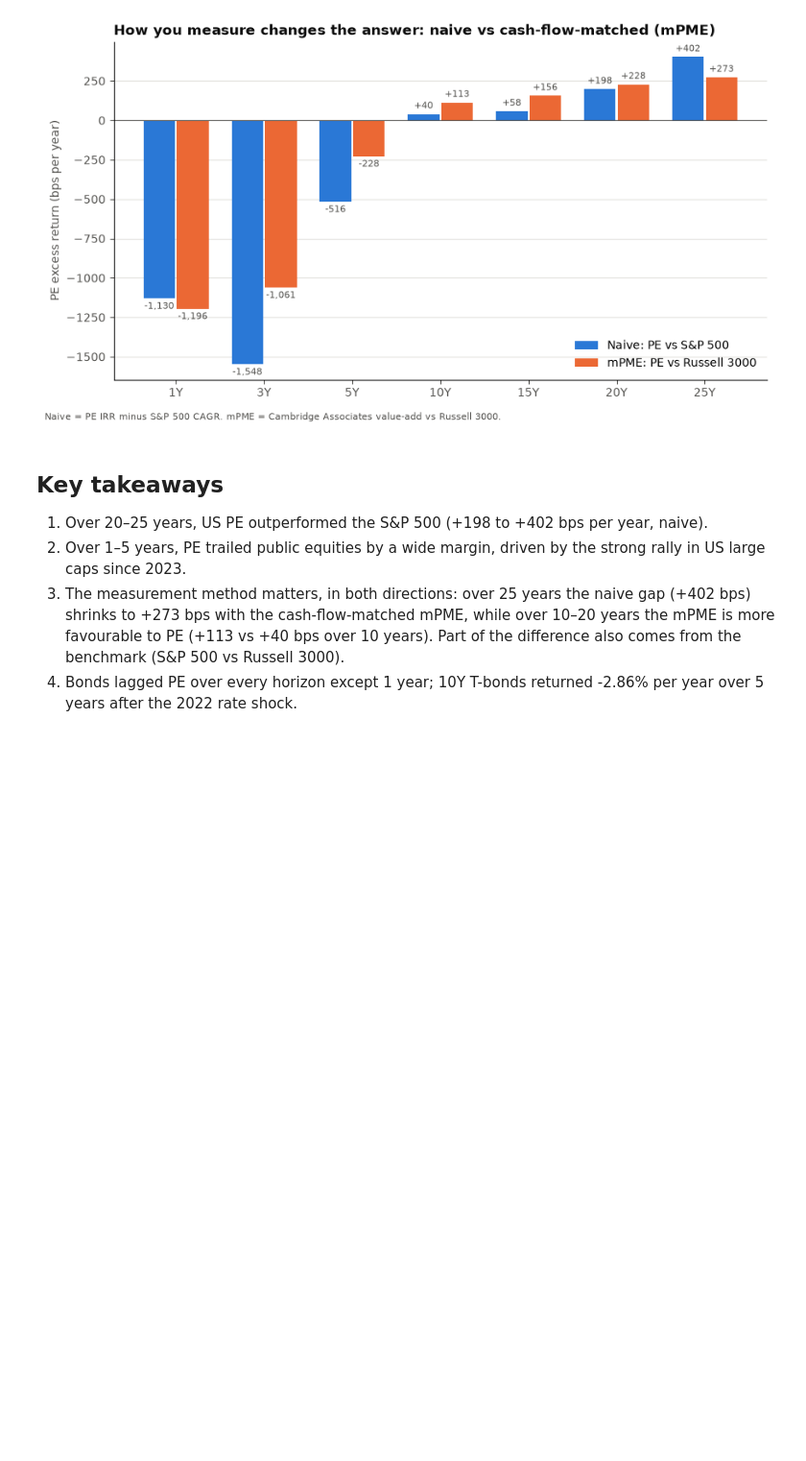
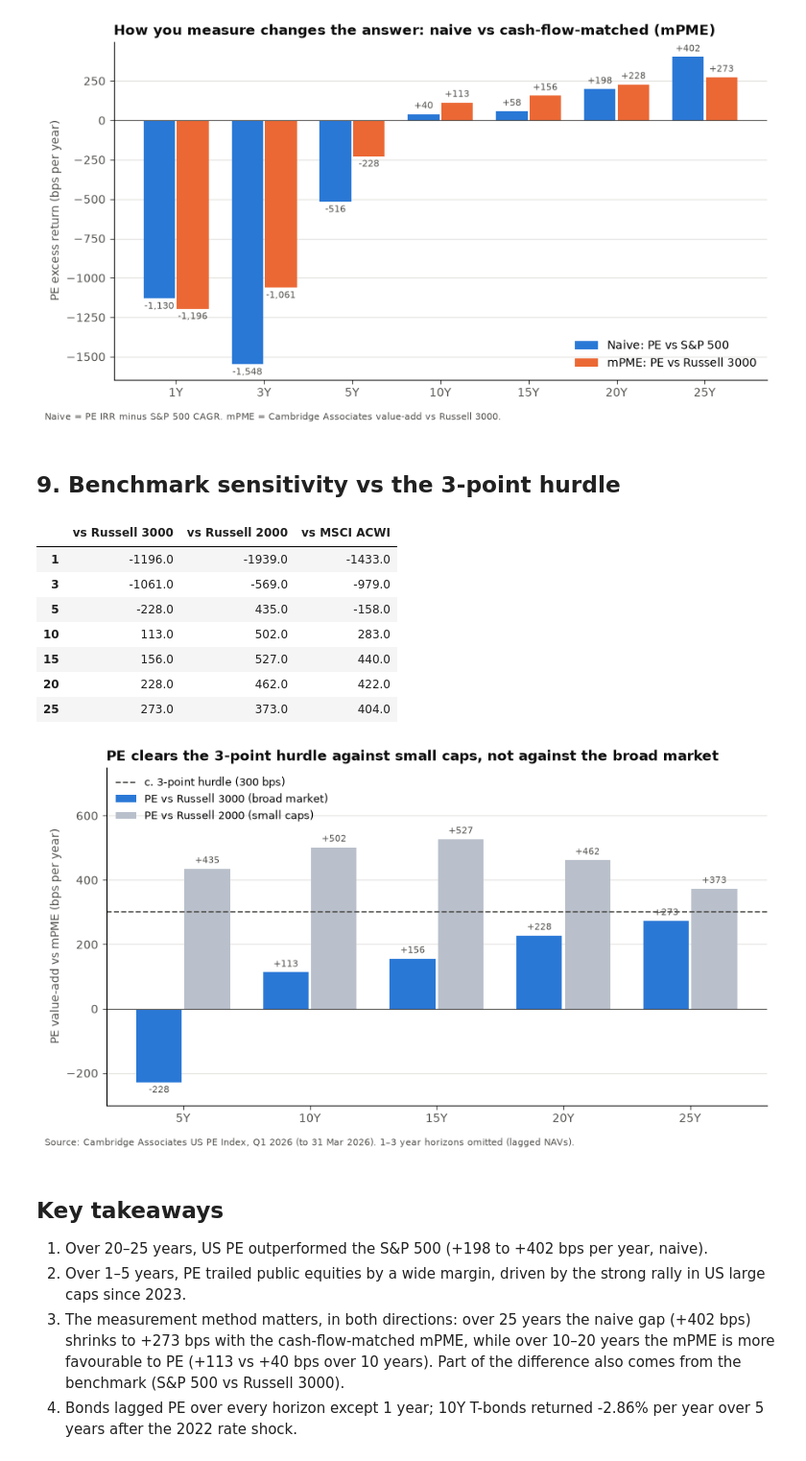
Before and after one commit to samyhassairi/pe-vs-public-markets, a Jupyter notebook: 04_python/01_horizon_analysis.ipynb, the cells around one changed output. Shown at 96% size. Drawn from its saved outputs; the diff is of its cells as text; code cells hidden in the pictures; blank space fills up the shorter version.

Commit message:
Address review: benchmark sensitivity, timing test, revised conclusions

```diff
--- a/04_python/01_horizon_analysis.ipynb
+++ b/04_python/01_horizon_analysis.ipynb
@@ -170,6 +170,51 @@ fig.savefig(OUT / "02_naive_vs_mpme.png", dpi=200)
 plt.show()
 # %% [output]
 [figure]
+# %% [markdown]
+## 9. Benchmark sensitivity vs the 3-point hurdle
+# %%
+bench = pd.DataFrame({
+    "vs Russell 3000": (ca.loc["pe_index"] - ca.loc["mpme_russell3000"]) * 10_000,
+    "vs Russell 2000": (ca.loc["pe_index"] - ca.loc["mpme_russell2000"]) * 10_000,
+    "vs MSCI ACWI": (ca.loc["pe_index"] - ca.loc["mpme_acwi"]) * 10_000,
+}).round(0)
+HURDLE = 300
+display(bench)
+
+hz = [5, 10, 15, 20, 25]
+x = np.arange(len(hz)); w = 0.38
+fig, ax = plt.subplots(figsize=(9, 5))
+for i, (col, color, label) in enumerate([("vs Russell 3000", "#2a78d6", "PE vs Russell 3000 (broad market)"),
+                                         ("vs Russell 2000", "#b9c0cb", "PE vs Russell 2000 (small caps)")]):
+    vals = bench.loc[hz, col].values
+    ax.bar(x + (i - 0.5) * w, vals, width=w - 0.02, color=color, label=label)
+    for xi, v in zip(x + (i - 0.5) * w, vals):
+        ax.annotate(f"{v:+,.0f}", (xi, v), xytext=(0, 3 if v >= 0 else -3), textcoords="offset points",
+                    ha="center", va="bottom" if v >= 0 else "top", fontsize=8, color=MUTED)
+ax.axhline(HURDLE, color=MUTED, lw=1.2, ls="--", label="c. 3-point hurdle (300 bps)")
+ax.axhline(0, color=MUTED, lw=0.8)
+ax.set_xticks(x, [f"{h}Y" for h in hz])
+ax.set_ylabel("PE value-add vs mPME (bps per year)", color=MUTED)
+ax.grid(axis="y", color=GRID, lw=0.8); ax.set_axisbelow(True); ax.tick_params(colors=MUTED)
+ax.set_ylim(-300, 750)
+ax.legend(frameon=False, loc="upper left", fontsize=9)
+ax.set_title("PE clears the 3-point hurdle against small caps, not against the broad market",
+             loc="left", fontsize=12, color=INK, fontweight="bold")
+fig.text(0.01, 0.01, "Source: Cambridge Associates US PE Index, Q1 2026 (to 31 Mar 2026). 1–3 year horizons omitted (lagged NAVs).",
+         fontsize=8, color=MUTED)
+fig.tight_layout(rect=(0, 0.03, 1, 1))
+fig.savefig(OUT / "05_premium_vs_hurdle.png", dpi=200)
+plt.show()
+# %% [output]
+|  | vs Russell 3000 | vs Russell 2000 | vs MSCI ACWI |
+| 1 | -1196.0 | -1939.0 | -1433.0 |
+| 3 | -1061.0 | -569.0 | -979.0 |
+| 5 | -228.0 | 435.0 | -158.0 |
+| 10 | 113.0 | 502.0 | 283.0 |
+| 15 | 156.0 | 527.0 | 440.0 |
+| 20 | 228.0 | 462.0 | 422.0 |
+| 25 | 273.0 | 373.0 | 404.0 |
+[figure, added]
 # %% [markdown]
 ## Key takeaways
 1. Over 20–25 years, US PE outperformed the S&P 500 (+198 to +402 bps per year, naive).
```
Also changed, not shown: parts of 1 cell of this notebook, 6 other files.
